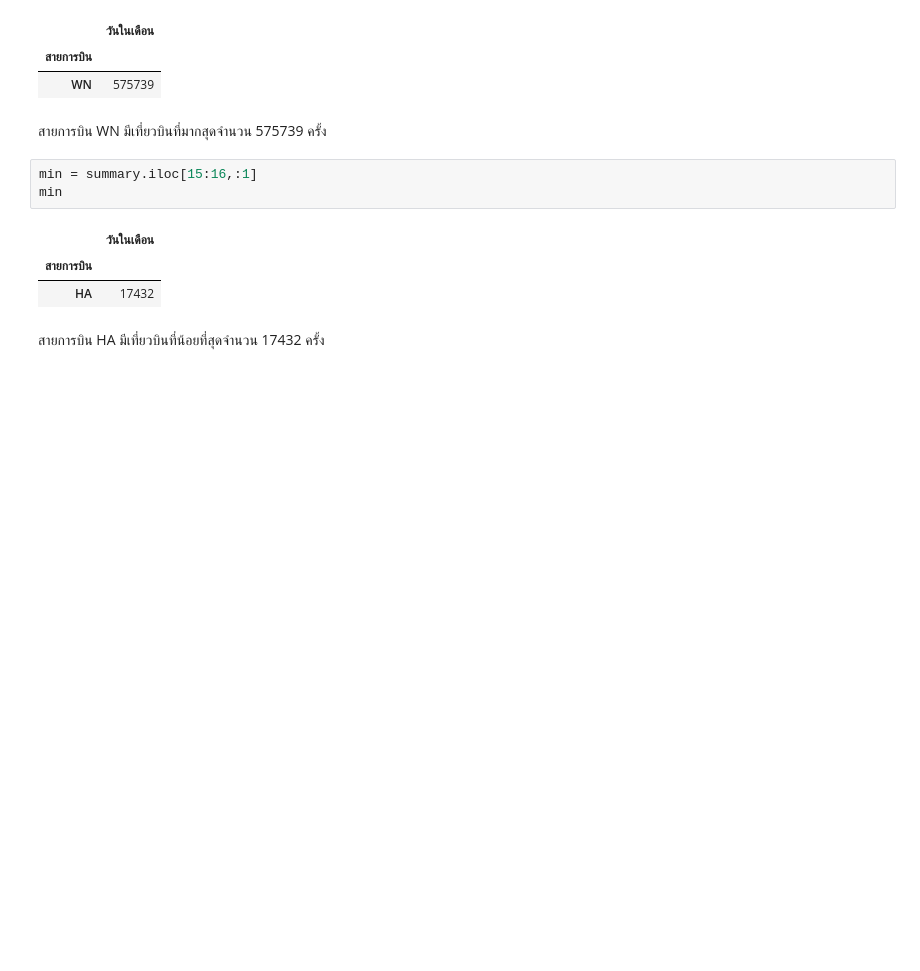
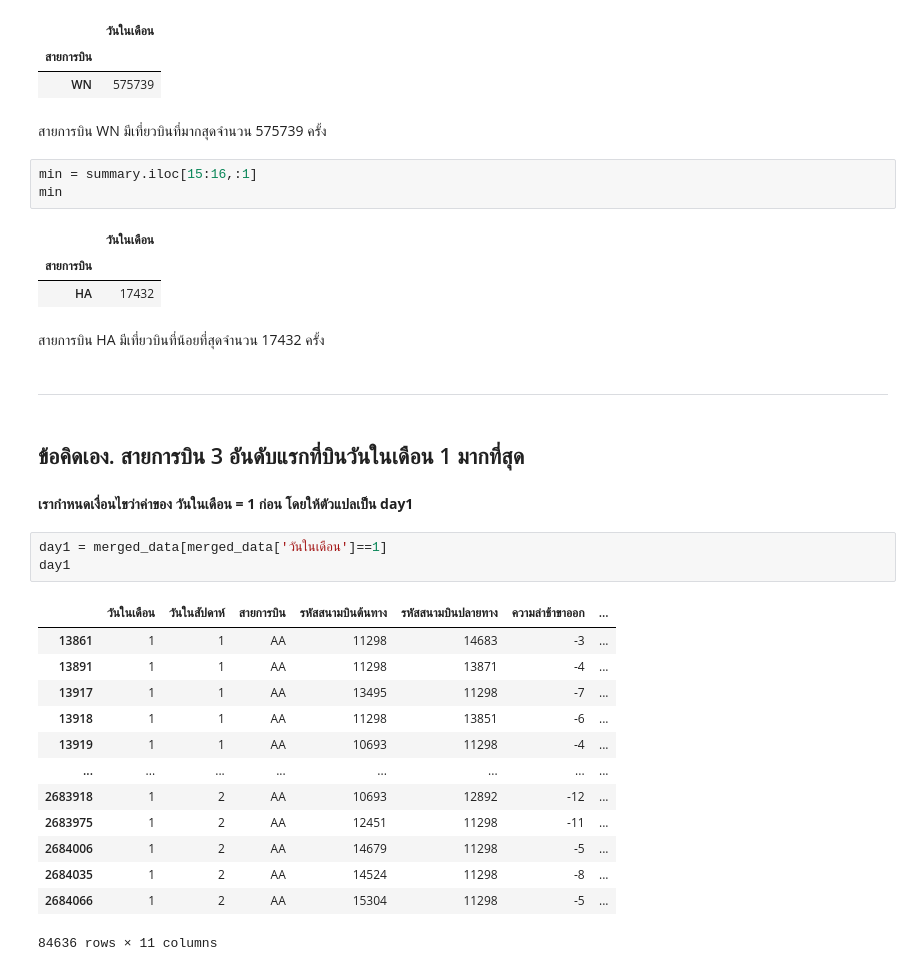
Before and after one commit to sitthatkaja/DWDM21, a Jupyter notebook: MiniExam.ipynb, the cells around one changed output. Drawn from its saved outputs; the diff is of its cells as text; blank space fills up the shorter version.

Commit message:
ข้อ 3 กับคิดเอง

```diff
--- a/MiniExam.ipynb
+++ b/MiniExam.ipynb
@@ -162,3 +164,26 @@ min
 | HA | 17432 |
 # %% [markdown]
 สายการบิน HA มีเที่ยวบินที่น้อยที่สุดจำนวน 17432 ครั้ง
+# %% [markdown]
+***
+# %% [markdown]
+## ข้อคิดเอง. สายการบิน 3 อันดับแรกที่บินวันในเดือน 1 มากที่สุด
+# %% [markdown]
+**เรากำหนดเงื่อนไขว่าค่าของ วันในเดือน = 1 ก่อน โดยให้ตัวแปลเป็น day1**
+# %%
+day1 = merged_data[merged_data['วันในเดือน']==1]
+day1
+# %% [output]
+|  | วันในเดือน | วันในสัปดาห์ | สายการบิน | รหัสสนามบินต้นทาง | รหัสสนามบินปลายทาง | ความล่าช้าขาออก | ... |
+| 13861 | 1 | 1 | AA | 11298 | 14683 | -3 | ... |
+| 13891 | 1 | 1 | AA | 11298 | 13871 | -4 | ... |
+| 13917 | 1 | 1 | AA | 13495 | 11298 | -7 | ... |
+| 13918 | 1 | 1 | AA | 11298 | 13851 | -6 | ... |
+| 13919 | 1 | 1 | AA | 10693 | 11298 | -4 | ... |
+| ... | ... | ... | ... | ... | ... | ... | ... |
+| 2683918 | 1 | 2 | AA | 10693 | 12892 | -12 | ... |
+| 2683975 | 1 | 2 | AA | 12451 | 11298 | -11 | ... |
+| 2684006 | 1 | 2 | AA | 14679 | 11298 | -5 | ... |
+| 2684035 | 1 | 2 | AA | 14524 | 11298 | -8 | ... |
+| 2684066 | 1 | 2 | AA | 15304 | 11298 | -5 | ... |
+84636 rows × 11 columns
```
Also changed, not shown: parts of 7 cells of this notebook.
